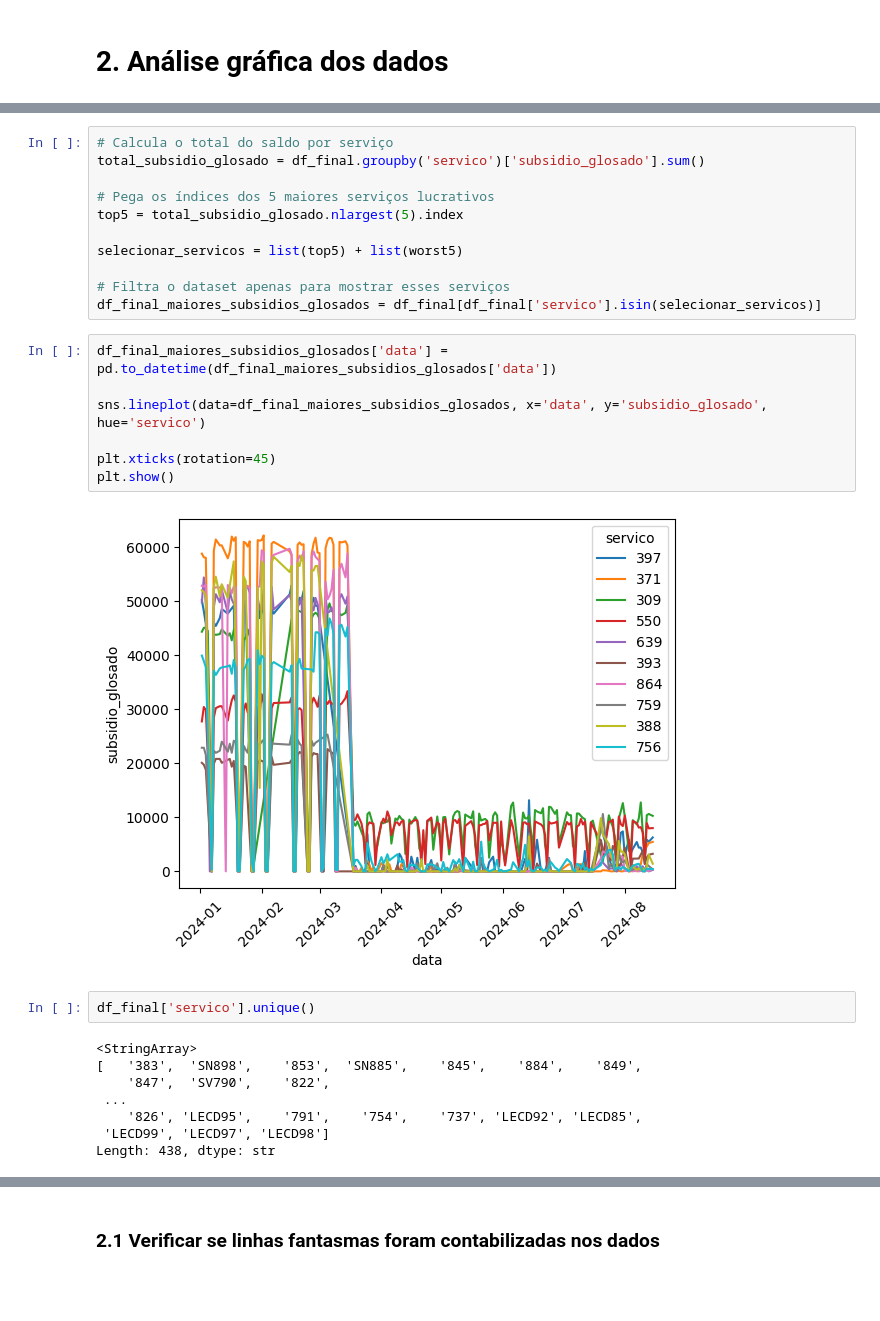
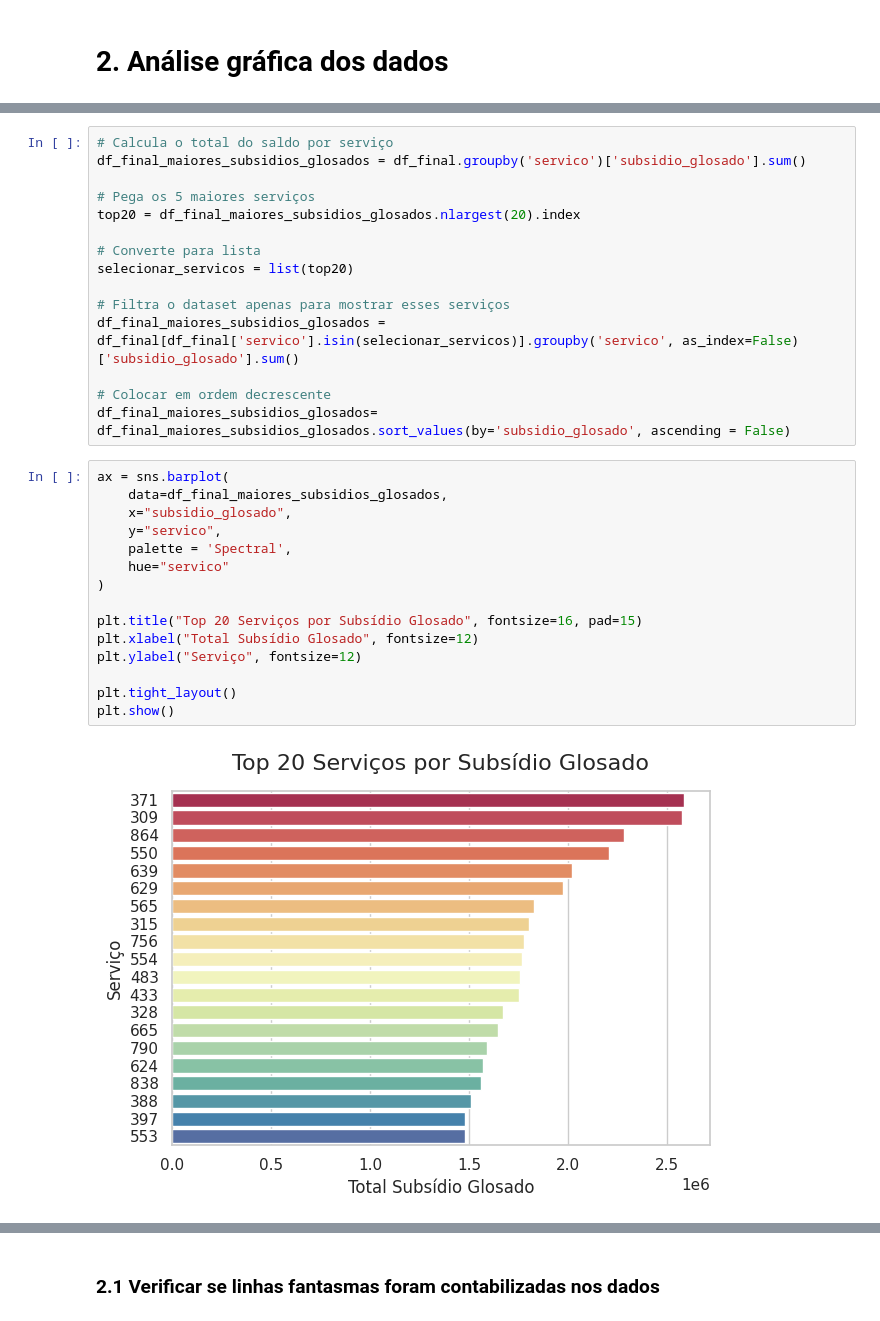
Before and after one commit to AntonioNazar/PS-2026.1, a Jupyter notebook: analise_faturamento_km.ipynb, the cells around one changed output, grey strips where cells are left out. Saved outputs shown, nothing was run; the diff lists cells and outputs as text; blank space fills up the shorter version.

Commit message:
ADD+REFACTOR: Mudaça dos gráficos de linha para gráficos de barra, que fazem mais sentido para análises e adição da forma leiga de fazer one-hot-encoding

```diff
--- a/analise_faturamento_km.ipynb
+++ b/analise_faturamento_km.ipynb
@@ -184,30 +195,32 @@ plt.show()
 # %%
 # Calcula o total do saldo por serviço
-total_subsidio_glosado = df_final.groupby('servico')['subsidio_glosado'].sum()
+df_final_maiores_subsidios_glosados = df_final.groupby('servico')['subsidio_glosado'].sum()
 
-# Pega os índices dos 5 maiores serviços lucrativos
-top5 = total_subsidio_glosado.nlargest(5).index
+# Pega os 5 maiores serviços
+top20 = df_final_maiores_subsidios_glosados.nlargest(20).index
 
-selecionar_servicos = list(top5) + list(worst5)
+# Converte para lista
+selecionar_servicos = list(top20)
 
 # Filtra o dataset apenas para mostrar esses serviços
-df_final_maiores_subsidios_glosados = df_final[df_final['servico'].isin(selecionar_servicos)]
+df_final_maiores_subsidios_glosados =  df_final[df_final['servico'].isin(selecionar_servicos)].groupby('servico', as_index=False)['subsidio_glosado'].sum()
+
+# Colocar em ordem decrescente
+df_final_maiores_subsidios_glosados= df_final_maiores_subsidios_glosados.sort_values(by='subsidio_glosado', ascending = False)
-# %%
-df_final_maiores_subsidios_glosados['data'] = pd.to_datetime(df_final_maiores_subsidios_glosados['data'])
-
-sns.lineplot(data=df_final_maiores_subsidios_glosados, x='data', y='subsidio_glosado', hue='servico')
-
-plt.xticks(rotation=45)
-plt.show()
-# %% [output]
-[figure, removed]
-# %%
-df_final['servico'].unique()
-# %% [output]
-<StringArray>
-[   '383',  'SN898',    '853',  'SN885',    '845',    '884',    '849',
-    '847',  'SV790',    '822',
- ...
-    '826', 'LECD95',    '791',    '754',    '737', 'LECD92', 'LECD85',
- 'LECD99', 'LECD97', 'LECD98']
-Length: 438, dtype: str
+# %%
+ax = sns.barplot(
+    data=df_final_maiores_subsidios_glosados,
+    x="subsidio_glosado",
+    y="servico",
+    palette = 'Spectral',
+    hue="servico"
+)
+
+plt.title("Top 20 Serviços por Subsídio Glosado", fontsize=16, pad=15)
+plt.xlabel("Total Subsídio Glosado", fontsize=12)
+plt.ylabel("Serviço", fontsize=12)
+
+plt.tight_layout()
+plt.show()
+# %% [output]
+[figure, added]
```
Also changed, not shown: parts of 16 cells of this notebook.
